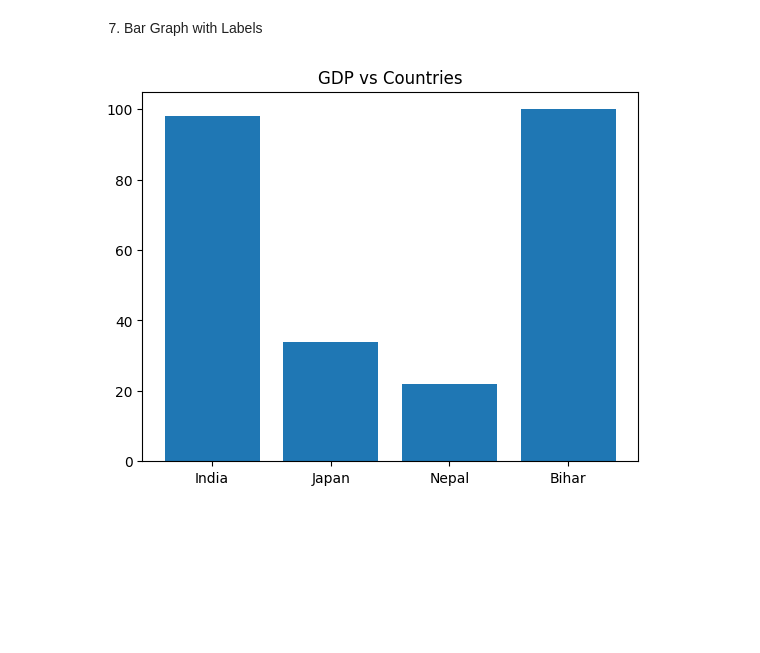
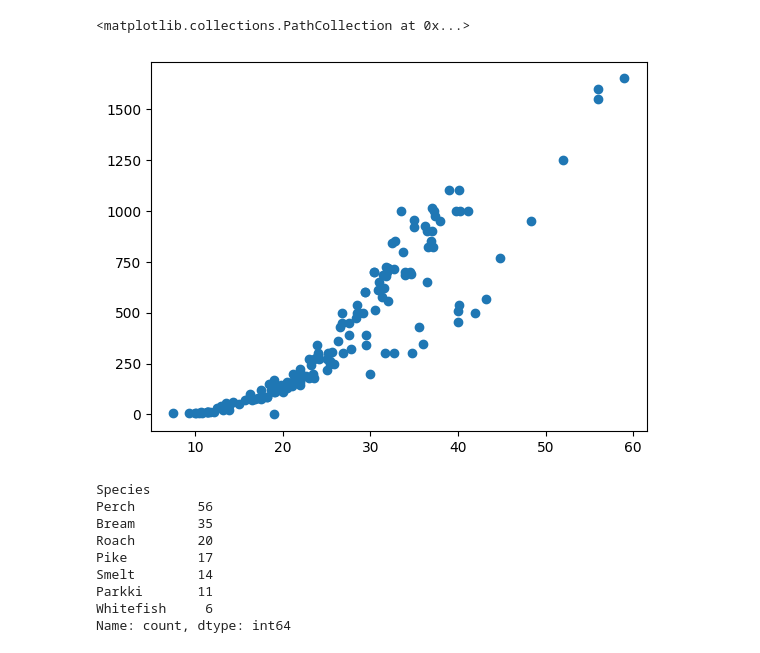
Before and after one commit to shraddhas-20/dataVisualization, a Jupyter notebook: Matplotlib.ipynb, the cells around one changed output. Drawn from its saved outputs; the diff is of its cells as text; code cells hidden in the pictures; blank space fills up the shorter version.

```diff
--- a/Matplotlib.ipynb
+++ b/Matplotlib.ipynb
@@ -46,10 +47,0 @@ print(df)
-# %%
-    x = df['Country']
-    y = df['Population']
-    z = df['GDP']
-
-    plt.scatter(x , y)
-
-    plt.scatter(x , z)
-
-    plt.show()
@@ -60,9 +47,0 @@ print(df)
-# %%
-    x = df['Country']
-    y = df['Population']
-    z = df['GDP']
-
-
-    plt.pie(y, labels=['India', 'Japan', 'Nepal', 'Bihar'])
-
-    plt.show()
@@ -73,12 +47,0 @@ print(df)
-# %%
-    x = df['Country']
-    y = df['Population']
-    z = df['GDP']
-
-    plt.title('Population Distribution')
-    plt.xlabel('Population (in crores)')
-    plt.ylabel('Frequency')
-
-    plt.hist(y)
-
-    plt.show()
@@ -87,13 +48,22 @@ print(df)
-# %% [markdown]
-7. Bar Graph with Labels
-# %%
-    x = df['Country']
-    y = df['Population']
-    z = df['GDP']
-
-    plt.title("GDP vs Countries")
-    plt.bar(x, z)
-
-    plt.show()
-# %% [output]
-[figure, removed]
+# %%
+m = df["Length2"]
+n = df["Weight"]
+
+plt.scatter(x,y)
+# %% [output]
+<matplotlib.collections.PathCollection at 0x...>
+[figure, added]
+# %%
+no_of_species = df["Species"].value_counts()
+
+print(no_of_species)
+# %% [output]
+Species
+Perch        56
+Bream        35
+Roach        20
+Pike         17
+Smelt        14
+Parkki       11
+Whitefish     6
+Name: count, dtype: int64
```
Also changed, not shown: parts of 16 cells of this notebook.
